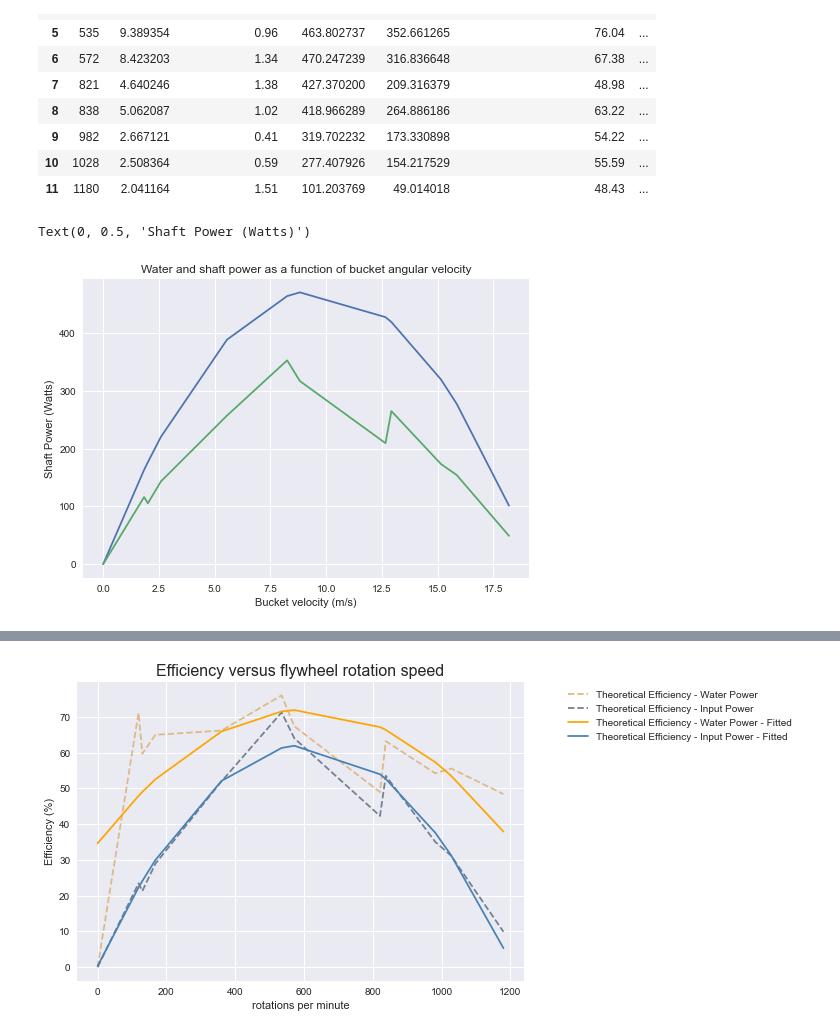
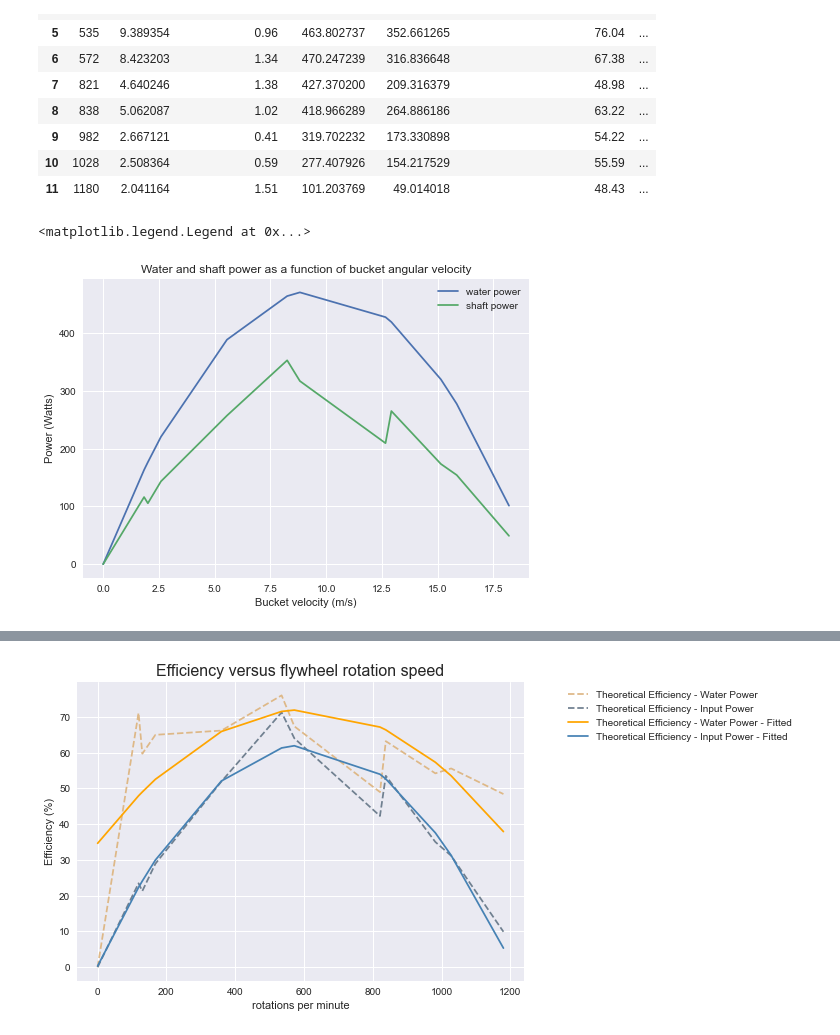
Before and after one commit to mpampolina/CIVL, a Jupyter notebook: CIVL 315 - Lab 2.ipynb, the cells around one changed output, grey strips where cells are left out. Drawn from its saved outputs; the diff is of its cells as text; code cells hidden in the pictures.

```diff
--- a/CIVL 315 - Lab 2.ipynb
+++ b/CIVL 315 - Lab 2.ipynb
@@ -203,11 +215,12 @@ turbine_si
 # %%
 # turbine_si.to_excel("turbine.xlsx")
 # %%
-plt.plot(turbine_si["rpm"]*(1/60)*2*math.pi*pelton_radius, turbine_si["water_power"])
-plt.plot(turbine_si["rpm"]*(1/60)*2*math.pi*pelton_radius, turbine_si["shaft_power"])
+plt.plot(turbine_si["rpm"]*(1/60)*2*math.pi*pelton_radius, turbine_si["water_power"], label="water power")
+plt.plot(turbine_si["rpm"]*(1/60)*2*math.pi*pelton_radius, turbine_si["shaft_power"], label="shaft power")
 plt.title("Water and shaft power as a function of bucket angular velocity")
 plt.xlabel("Bucket velocity (m/s)")
-plt.ylabel("Shaft Power (Watts)")
+plt.ylabel("Power (Watts)")
+plt.legend()
 # %% [output]
-Text(0, 0.5, 'Shaft Power (Watts)')
+<matplotlib.legend.Legend at 0x...>
-[figure, old version]
+[figure, new version]
```
Also changed, not shown: parts of 6 cells of this notebook, 2 other files.
